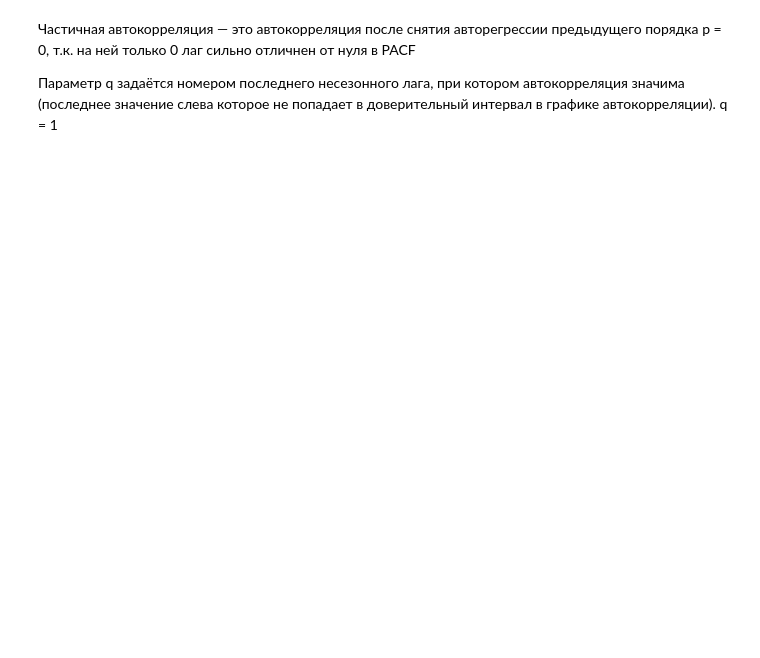
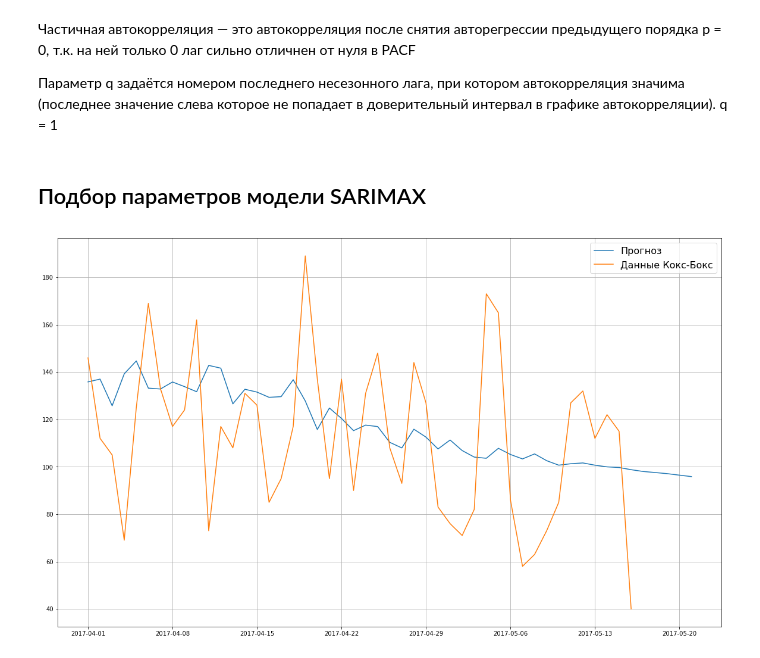
Before and after one commit to sergeybelov/magic, a Jupyter notebook: Анализ продаж - Прогнозирование ARIMAX.ipynb, the cells around one changed output. Saved outputs shown, nothing was run; the diff lists cells and outputs as text; code cells hidden in the pictures; blank space fills up the shorter version.

```diff
--- a/Анализ продаж - Прогнозирование ARIMAX.ipynb
+++ b/Анализ продаж - Прогнозирование ARIMAX.ipynb
@@ -21,7 +28,7 @@ df=pd.read_pickle('MG_Sales.pickle',compression='gzip')
 # %% [markdown]
 ## Формируем выборку временного ряда
 # %%
-time_series=pd.DataFrame(data=df[(df['ЦветМеталла']=='Красное золото')&(df['Дата']>=dt.date(2015,1,1))].groupby('Дата')['Количество'].sum())
+time_series=pd.DataFrame(data=df[(df['ЦветМеталла']=='Красное золото')&(df['Дата']>=dt.date(2016,1,1))].groupby('Дата')['Количество'].sum())
 time_series.index.name='ds'
 time_series.columns=['y']
 #time_series=time_series.applymap(np.log)
@@ -84,5 +106,6 @@ _otg.plot(figsize=(20,12))
 # %%
-_otg = time_series.applymap(np.log)
-_otg.plot(figsize=(20,12))
-lag=365
-print ('lag=',str(lag),', p-value: ',sm.tsa.adfuller(_otg.y, maxlag=lag)[1])
+diff1lev = _otg.diff(periods=7).dropna()#сезонность 7 дней
+diff1lev.plot(figsize=(20,12))
+
+lag=7
+print ('lag=',str(lag),', p-value: ',sm.tsa.adfuller(diff1lev.y, maxlag=lag)[1])
@@ -148,3 +152,5 @@ fig = sm.graphics.tsa.plot_pacf(diff1lev_season1lev, lags=150, ax=ax2)
 
 Параметр q задаётся номером последнего несезонного лага, при котором автокорреляция значима (последнее значение слева которое не попадает в доверительный интервал в графике автокорреляции).
  q = 1
+# %% [markdown]
+## Подбор параметров модели SARIMAX
@@ -150,0 +220,29 @@ fig = sm.graphics.tsa.plot_pacf(diff1lev_season1lev, lags=150, ax=ax2)
+# %%
+#D: 0  d: 1  Q: 6  q: 4  P: 1  p: 0 trend: c  best_aic:  -2872.71653779
+D= 0
+d= 1
+Q= 6
+q= 5
+P= 1
+p= 1
+trend= 't'
+
+
+lag=7#сезонность дней, потому что датасет в днях
+best_model=sm.tsa.statespace.SARIMAX(time_series_train.y, order=(p, d, q),#(p,d,q)
+                                        seasonal_order=(P, D, Q, lag),#(P,D,Q,s)
+                                        trend=trend
+                                    ).fit(disp=False)
+#print(model.summary())
+# %%
+forecast=invboxcox(best_model.predict(start = time_series_train.shape[0], end = time_series_train.shape[0]+50), lmbda)
+
+plt.figure(figsize=(20,12))
+plt.plot(forecast, label = "Прогноз")
+plt.plot(invboxcox(_otg.loc[dt.datetime(2017,4,1):],lmbda), label = "Данные Кокс-Бокс")
+#plt.axvspan(len(data)-128, time_series_test.shape()[0], alpha=0.5, color='lightgrey')
+plt.grid(True)
+plt.axis('tight')
+plt.legend(loc="best", fontsize=16);
+# %% [output]
+[figure, added]
```
Also changed, not shown: parts of 17 cells of this notebook.
